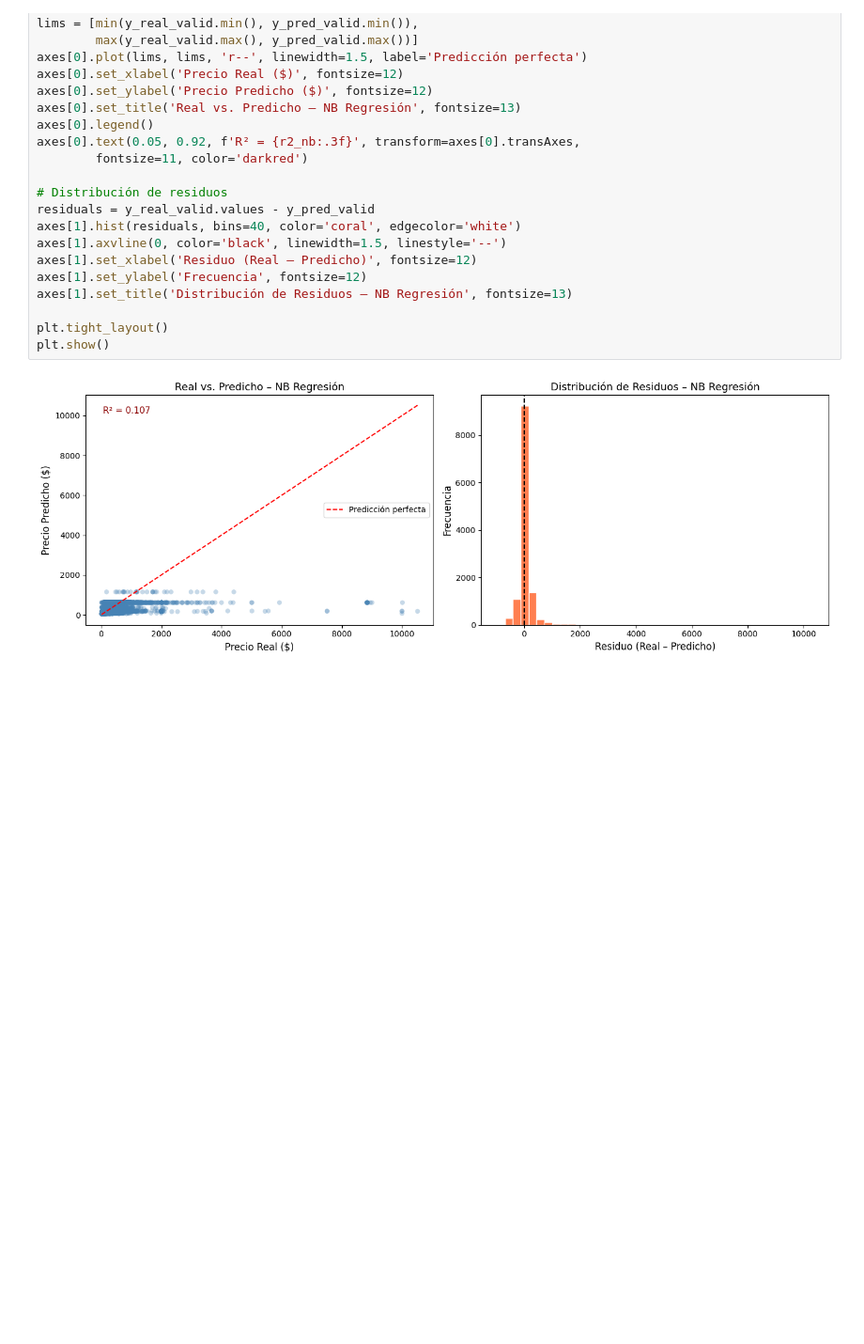
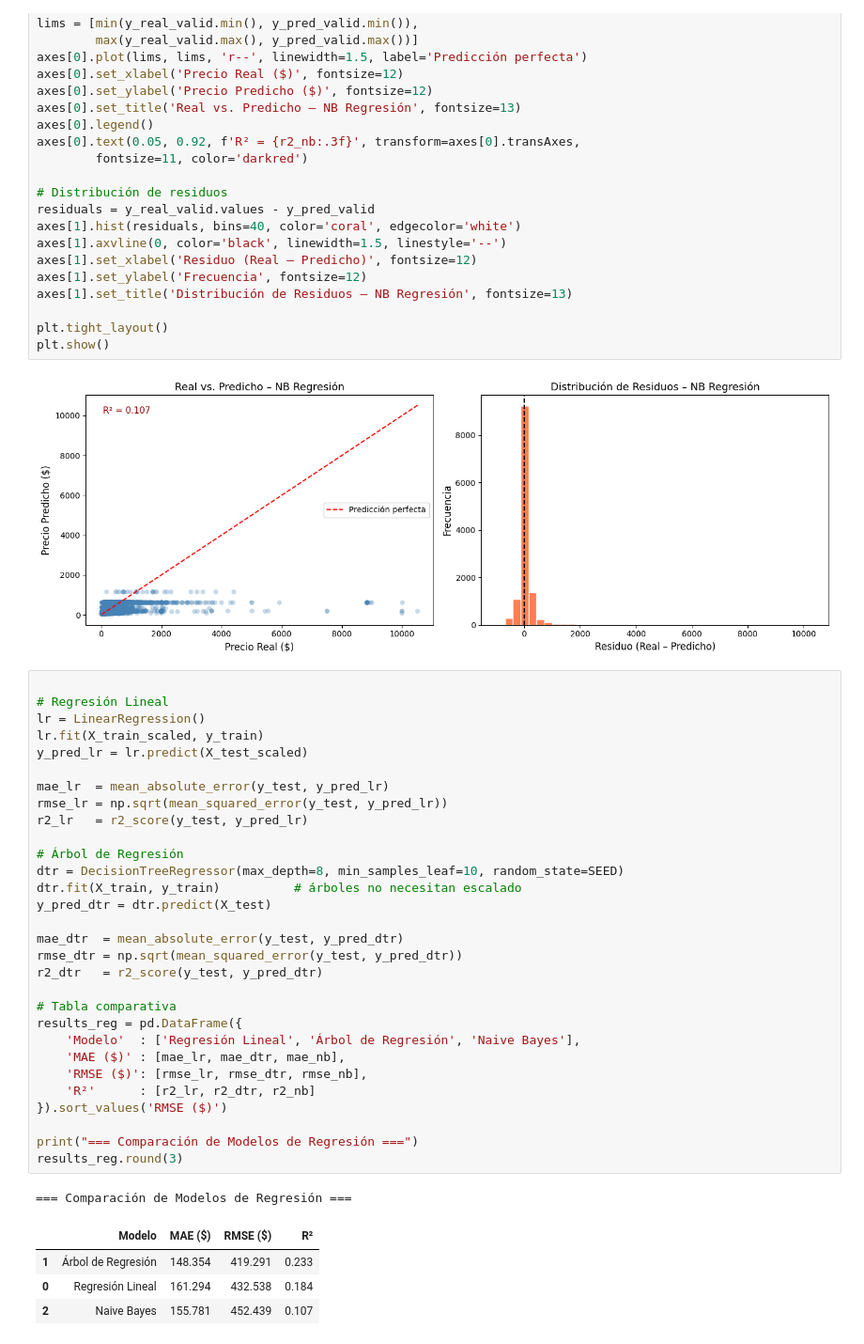
Before and after one commit to VirusMauri1/Naive-Bayes, a Jupyter notebook: lab5.ipynb, the cells around one changed output. Shown at 94% size. Cells and saved outputs as stored; diff of their text form; blank space fills up the shorter version.

```diff
--- a/lab5.ipynb
+++ b/lab5.ipynb
@@ -196,3 +199,39 @@ plt.tight_layout()
 plt.show()
 # %% [output]
 [figure]
+# %%
+
+# Regresión Lineal
+lr = LinearRegression()
+lr.fit(X_train_scaled, y_train)
+y_pred_lr = lr.predict(X_test_scaled)
+
+mae_lr  = mean_absolute_error(y_test, y_pred_lr)
+rmse_lr = np.sqrt(mean_squared_error(y_test, y_pred_lr))
+r2_lr   = r2_score(y_test, y_pred_lr)
+
+# Árbol de Regresión
+dtr = DecisionTreeRegressor(max_depth=8, min_samples_leaf=10, random_state=SEED)
+dtr.fit(X_train, y_train)          # árboles no necesitan escalado
+y_pred_dtr = dtr.predict(X_test)
+
+mae_dtr  = mean_absolute_error(y_test, y_pred_dtr)
+rmse_dtr = np.sqrt(mean_squared_error(y_test, y_pred_dtr))
+r2_dtr   = r2_score(y_test, y_pred_dtr)
+
+# Tabla comparativa
+results_reg = pd.DataFrame({
+    'Modelo'  : ['Regresión Lineal', 'Árbol de Regresión', 'Naive Bayes'],
+    'MAE ($)' : [mae_lr, mae_dtr, mae_nb],
+    'RMSE ($)': [rmse_lr, rmse_dtr, rmse_nb],
+    'R²'      : [r2_lr, r2_dtr, r2_nb]
+}).sort_values('RMSE ($)')
+
+print("=== Comparación de Modelos de Regresión ===")
+results_reg.round(3)
+# %% [output]
+=== Comparación de Modelos de Regresión ===
+|  | Modelo | MAE ($) | RMSE ($) | R² |
+| 1 | Árbol de Regresión | 148.354 | 419.291 | 0.233 |
+| 0 | Regresión Lineal | 161.294 | 432.538 | 0.184 |
+| 2 | Naive Bayes | 155.781 | 452.439 | 0.107 |
```
Also changed, not shown: parts of 2 cells of this notebook.
